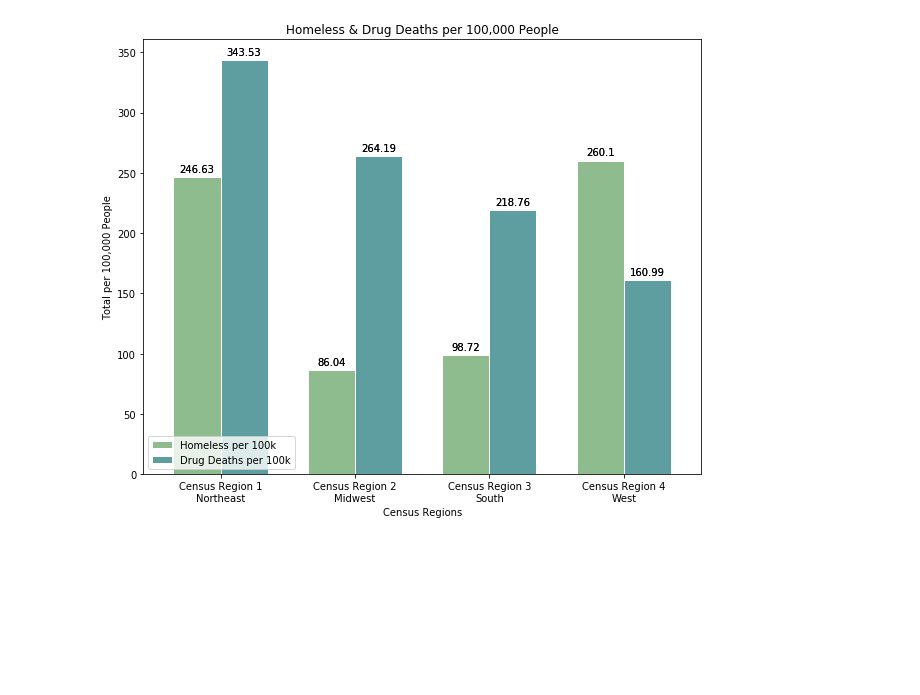
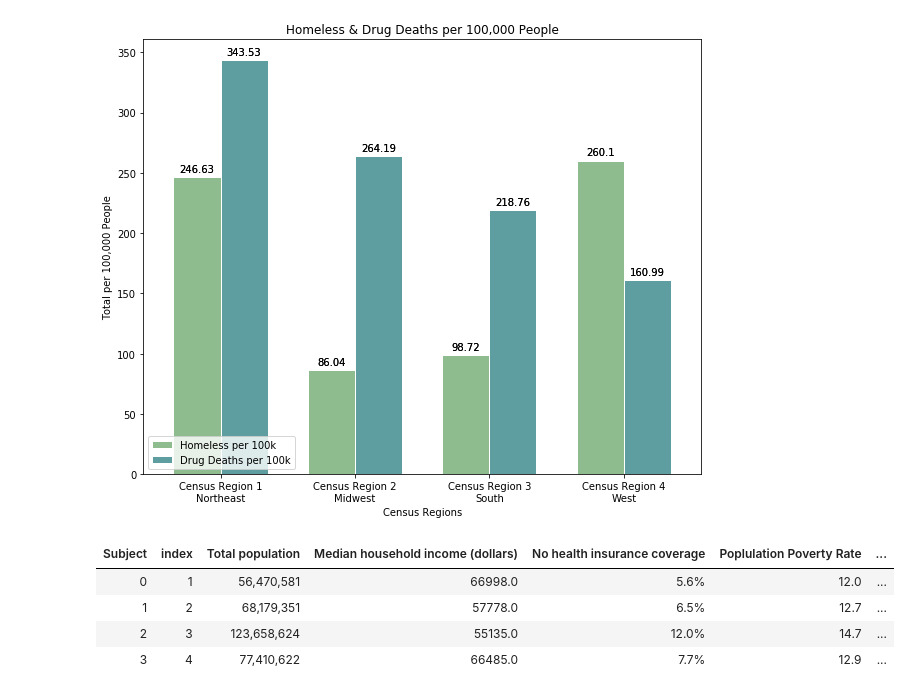
Before and after one commit to linmck/group_project_1, a Jupyter notebook: graphing.ipynb, the cells around one changed output. Drawn from its saved outputs; the diff is of its cells as text; code cells hidden in the pictures; blank space fills up the shorter version.

```diff
--- a/graphing.ipynb
+++ b/graphing.ipynb
@@ -261,2 +263,16 @@ autolabel(overdose_vals)
 # %% [output]
 [figure]
+# %%
+census_df = pd.read_csv(r"Output/census_df_complete.csv").set_index("Subject")
+census_df = census_df.transpose()
+census_df["Median household income (dollars)"] = census_df["Median household income (dollars)"].str.replace(',','').astype(np.float64)
+census_df["Number of Drug Overdose Deaths"] = census_df["Number of Drug Overdose Deaths"].str.replace(',','').astype(np.float64)
+census_df["Poplulation Poverty Rate"] = census_df["Poplulation Poverty Rate"].str.replace('%','').astype(np.float64)
+census_df = census_df.reset_index()
+census_df
+# %% [output]
+| Subject | index | Total population | Median household income (dollars) | No health insurance coverage | Poplulation Poverty Rate | ... |
+| 0 | 1 | 56,470,581 | 66998.0 | 5.6% | 12.0 | ... |
+| 1 | 2 | 68,179,351 | 57778.0 | 6.5% | 12.7 | ... |
+| 2 | 3 | 123,658,624 | 55135.0 | 12.0% | 14.7 | ... |
+| 3 | 4 | 77,410,622 | 66485.0 | 7.7% | 12.9 | ... |
```
Also changed, not shown: parts of 3 cells of this notebook, 5 other files.
